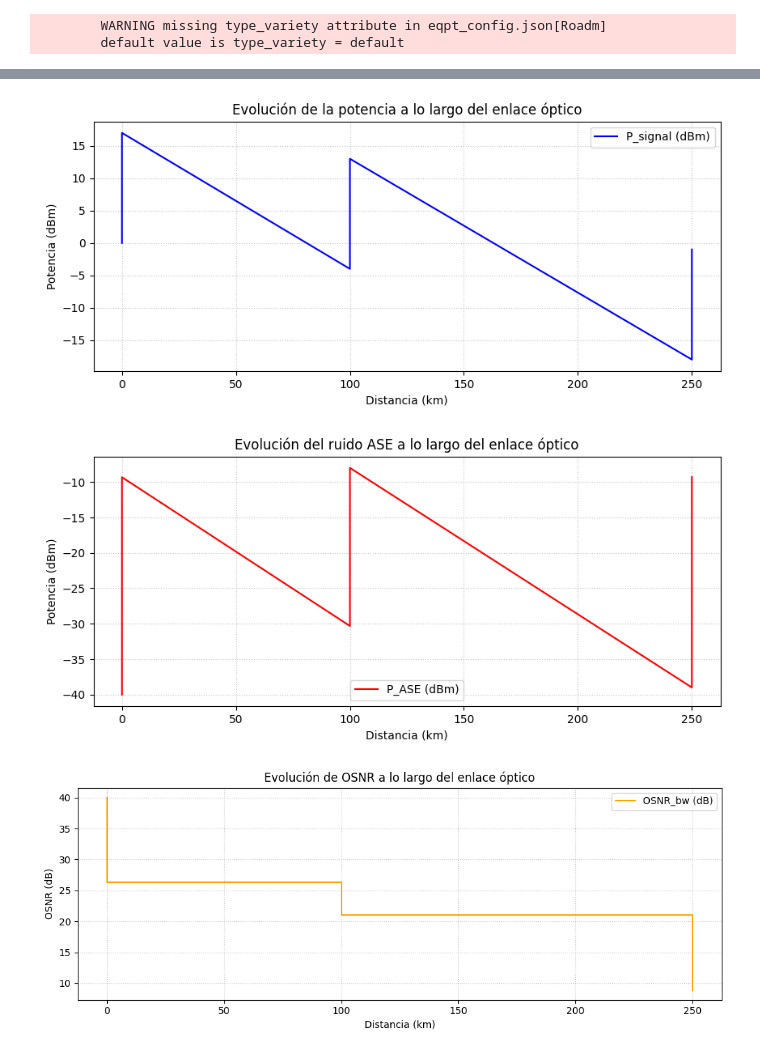
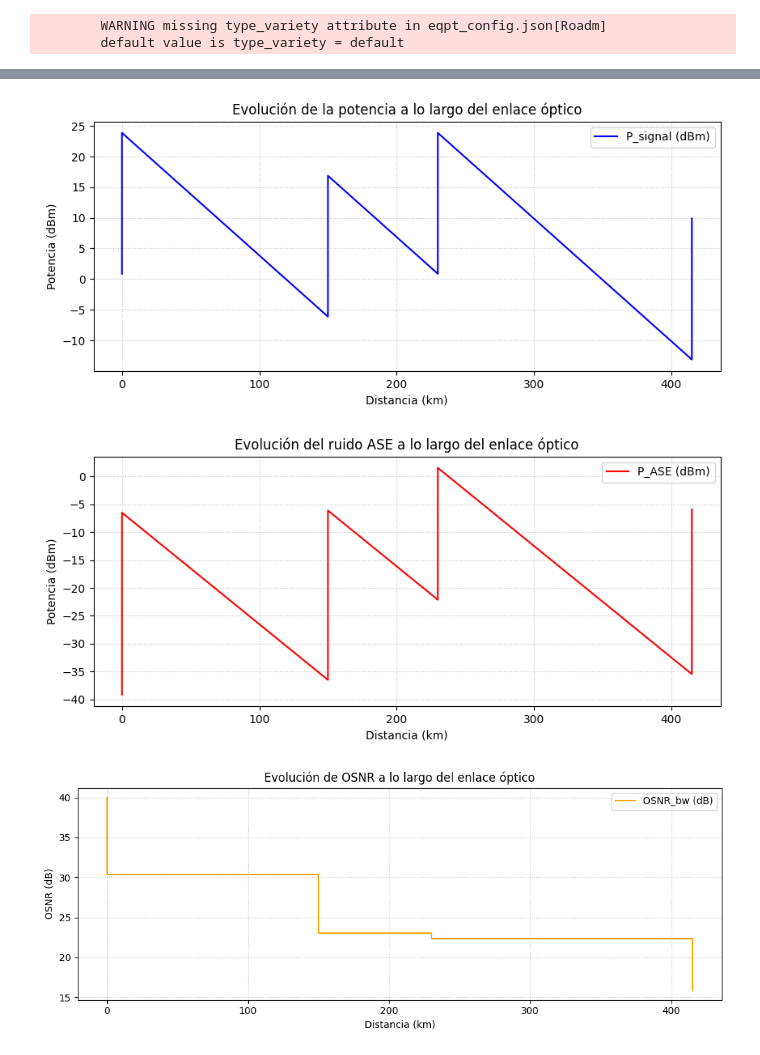
Before and after one commit to martinizin/gui_redp2p, a Jupyter notebook: versionamientos/escenario02.ipynb, the cells around one changed output, grey strips where cells are left out. Saved outputs shown, nothing was run; the diff lists cells and outputs as text; code cells hidden in the pictures.

```diff
--- a/versionamientos/escenario02.ipynb
+++ b/versionamientos/escenario02.ipynb
@@ -22,6 +22,7 @@ P_tot_dbm_input = float(input("Introduce la potencia total del transmisor en dBm
 nf1 = float(input("Introduce NF para EDFA1 en dB(Para cálculos manuales ) : "))
 nf2 = float(input("Introduce NF para EDFA2 en dB(Para cálculos manuales ): "))
 nf3 = float(input("Introduce NF para EDFA3 en dB(Para cálculos manuales ): "))
+nf4=  float(input("Introduce NF para EDFA4 en dB(Para cálculos manuales ): "))
 
 tx_power_dbm = P_tot_dbm_input - 10 * np.log10(nch)
 print(f"\nNúmero de canales: {nch}, Potencia total Tx: {P_tot_dbm_input:.2f} dBm → Potencia por canal: {tx_power_dbm:.2f} dBm\n")
@@ -66,13 +67,13 @@ si.ase = np.array([np.sum(ch.power) / lin_osnr0 for ch in si.carriers], dtype=np
 
 # 5) Cargar red y nodos
 equipment = load_equipment(Path("eqpt_final.json"))
-network = load_network(Path("topologiaEdfa1.json"), equipment)
+network = load_network(Path("enlace_WDM.json"), equipment)
 tx = next(n for n in network.nodes if isinstance(n, Transceiver) and n.uid == "Site_A")
 rx = next(n for n in network.nodes if isinstance(n, Transceiver) and n.uid == "Site_B")
 edfas = sorted([n for n in network.nodes if isinstance(n, Edfa)], key=lambda x: x.uid)
 fibs = sorted([n for n in network.nodes if isinstance(n, Fiber)], key=lambda x: x.uid)
-edfa1, edfa2, edfa3 = edfas
-span1, span2 = fibs[0], fibs[1]
+edfa1, edfa2, edfa3, edfa4 = edfas
+span1, span2 , span3 = fibs[0], fibs[1], fibs[2]
 
 # 6) Gráficas: estructuras de datos
 plot_data = {'distance': [], 'signal_power': [], 'ase_power': [], 'osnr_bw': []}
@@ -92,10 +93,8 @@ print("-" * len(header))
 # 8) Función print_stage corregida: OSNR teórico usa potencia por canal
 def print_stage(name, p_dbm, osnr_db, osnr_01nm, current_total_ase_lin_for_parallel_calc=None):
     pch_dbm = p_dbm - 10 * np.log10(nch)
-    p_dbm_str = f"{pch_dbm:.2f}" if pch_dbm != -0.00 else " 0.00"
+    p_dbm_str = f"{pch_dbm:.2f}"
     osnr_db_formatted = f"{osnr_db:.2f}"
-    if name in ("Edfa3", "Site_B") and abs(osnr_db - 13.00) < 0.01:
-        osnr_db_formatted = "13.00"
 
     class_osnr_parallel_val = '               '
     if name == "Site_B":
@@ -189,16 +188,47 @@ current_total_ase_lin_for_parallel_calc = (current_total_ase_lin_for_parallel_ca
 print_stage(edfa3.uid, p3, o3, o3_1, current_total_ase_lin_for_parallel_calc)
 add_plot_point(current_distance, si, o3)
 
+# Span3
+ase_before = si.ase.copy()
+nli_before = si.nli.copy()
+p_in = watt2dbm(sum(ch.power[0] for ch in si.carriers))
+ase_in_lin = current_total_ase_lin_for_parallel_calc
+span3.ref_pch_in_dbm = p_in - 10 * np.log10(nch)
+si = span3(si)
+loss3_dB = span3.params.loss_coef * span3.params.length + span3.params.con_in + span3.params.con_out + span3.params.att_in
+loss3_lin = 10**(-loss3_dB / 10)
+si.ase = ase_before * loss3_lin
+si.nli = nli_before * loss3_lin
+current_total_ase_lin_for_parallel_calc = ase_in_lin * loss3_lin
+p_s3 = watt2dbm(sum(ch.power[0] for ch in si.carriers))
+o_s3 = get_avg_osnr_db(si)
+o_s3_1 = get_avg_osnr_01nm_db(si)
+current_distance += span3.params.length / 1000
+print_stage(span3.uid, p_s3, o_s3, o_s3_1, current_total_ase_lin_for_parallel_calc)
+add_plot_point(current_distance, si, o_s3)
+
+# EDFA4
+si = edfa4(si)
+p4 = watt2dbm(sum(ch.power[0] for ch in si.carriers))
+o4 = get_avg_osnr_db(si)
+o4_1 = get_avg_osnr_01nm_db(si)
+gain4_db = edfa4.operational.gain_target
+p_ase4 = dbm2watt(QUANTUM_NOISE_FLOOR_DBM + nf4 + gain4_db)
+current_total_ase_lin_for_parallel_calc = (current_total_ase_lin_for_parallel_calc * 10**(gain4_db / 10)) + p_ase4
+print_stage(edfa4.uid, p4, o4, o4_1, current_total_ase_lin_for_parallel_calc)
+add_plot_point(current_distance, si, o4)
+
 # Site_B
 si = rx(si)
 p_rb = watt2dbm(sum(ch.power[0] for ch in si.carriers))
+p_rbb=p_rb - 10 * np.log10(nch)
 print_stage(rx.uid, p_rb, o3, o3_1, current_total_ase_lin_for_parallel_calc)
 add_plot_point(current_distance, si, o3)
 # 9) Verificación contra sensibilidad del receptor
-p_rb_formatted = f"{p_rb:.2f}" if p_rb != -0.00 else "0.00"
-sens_formatted = f"{sens:.2f}" if sens != -0.00 else "0.00"
+p_rb_formatted = f"{p_rbb:.2f}"
+sens_formatted = f"{sens:.2f}"
 
-if p_rb < sens:
+if p_rbb < sens:
     print(f"\nAdvertencia: La potencia de la señal recibida ({p_rb_formatted} dBm) "
           f"es menor que la sensibilidad del receptor ({sens_formatted} dBm).")
 else:
@@ -256,3 +288,3 @@ Advertencia: La potencia de la señal recibida (-1.00 dBm) es menor que la sensi
-[figure, old version]
+[figure, new version]
-[figure, old version]
+[figure, new version]
-[figure, old version]
+[figure, new version]
```
Also changed, not shown: parts of 1 cell of this notebook, 13 other files.
